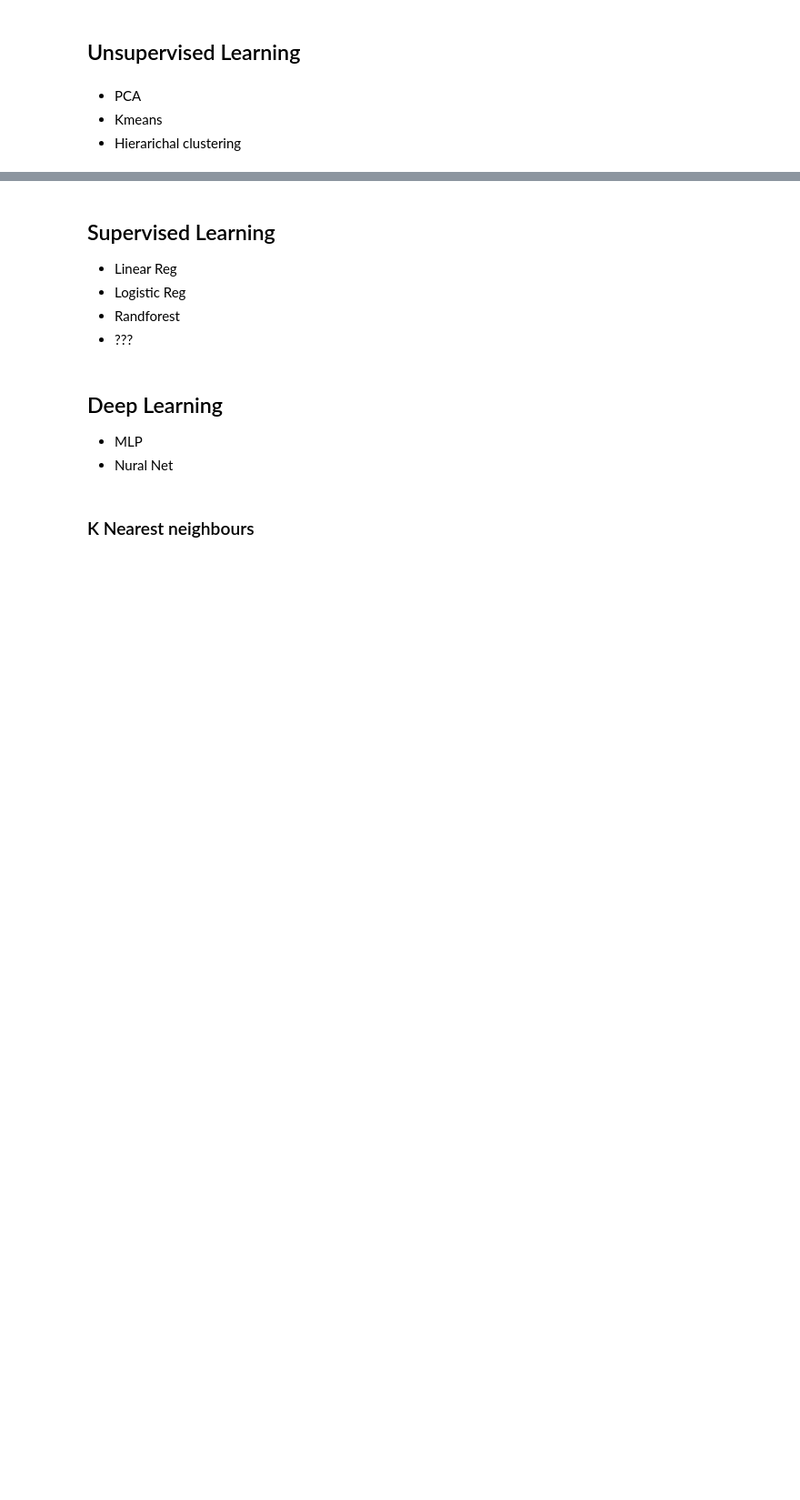
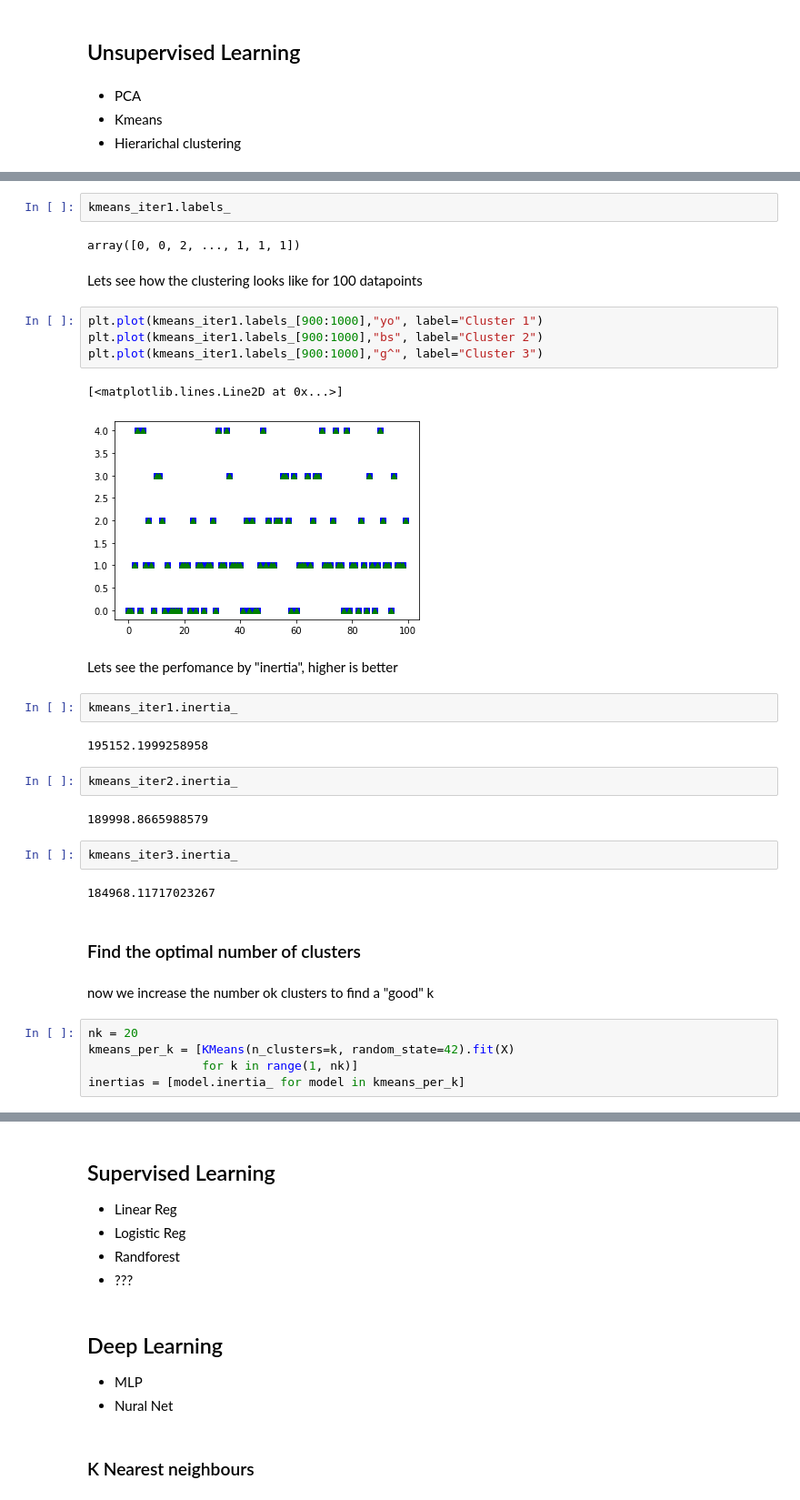
Before and after one commit to makrez/cardio_train, a Jupyter notebook: Cardio.ipynb, the cells around one changed output, grey strips where cells are left out. Shown at 91% size. Drawn from its saved outputs; the diff is of its cells as text; blank space fills up the shorter version.

```diff
--- a/Cardio.ipynb
+++ b/Cardio.ipynb
@@ -558,0 +753,36 @@ sum(y==kmeans.labels_)/len(y)
+# %%
+kmeans_iter1.labels_
+# %% [output]
+array([0, 0, 2, ..., 1, 1, 1])
+# %% [markdown]
+Lets see how the clustering looks like for 100 datapoints
+# %%
+plt.plot(kmeans_iter1.labels_[900:1000],"yo", label="Cluster 1")
+plt.plot(kmeans_iter1.labels_[900:1000],"bs", label="Cluster 2")
+plt.plot(kmeans_iter1.labels_[900:1000],"g^", label="Cluster 3")
+# %% [output]
+[<matplotlib.lines.Line2D at 0x...>]
+[figure, added]
+# %% [markdown]
+Lets see the perfomance by "inertia", higher is better
+# %%
+kmeans_iter1.inertia_
+# %% [output]
+195152.1999258958
+# %%
+kmeans_iter2.inertia_
+# %% [output]
+189998.8665988579
+# %%
+kmeans_iter3.inertia_
+# %% [output]
+184968.11717023267
+# %% [markdown]
+### Find the optimal number of clusters
+# %% [markdown]
+now we increase the number ok clusters to find a "good" k
+# %%
+nk = 20
+kmeans_per_k = [KMeans(n_clusters=k, random_state=42).fit(X)
+                for k in range(1, nk)]
+inertias = [model.inertia_ for model in kmeans_per_k]
```
Also changed, not shown: parts of 60 cells of this notebook.
